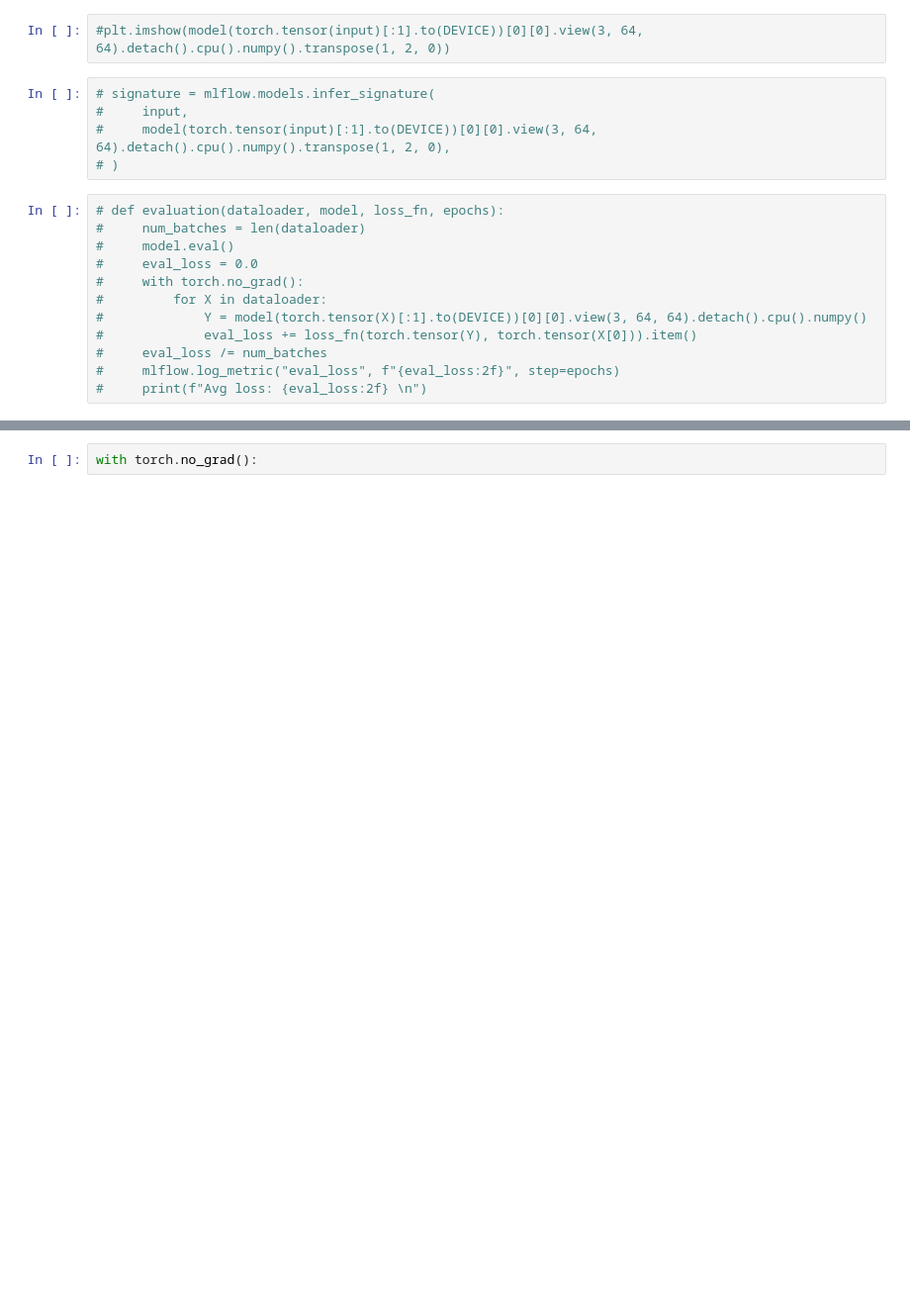
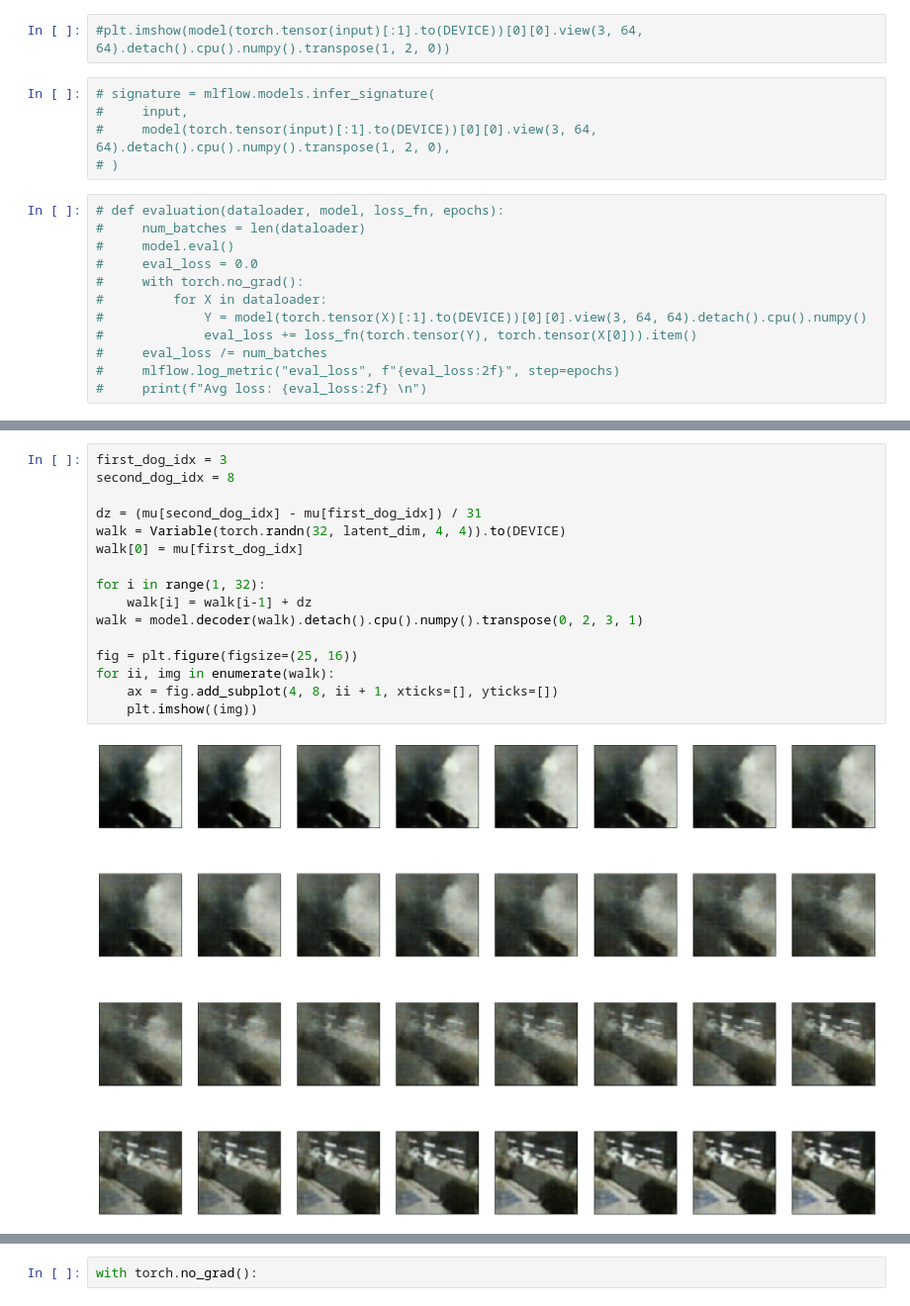
Before and after one commit to Qwest1204/reinforsment_learning, a Jupyter notebook: mlflow.ipynb, the cells around one changed output, grey strips where cells are left out. Shown at 99% size. Cells and saved outputs as stored; diff of their text form; blank space fills up the shorter version.

```diff
--- a/mlflow.ipynb
+++ b/mlflow.ipynb
@@ -138,0 +223,18 @@ Error:
+# %%
+first_dog_idx = 3
+second_dog_idx = 8
+
+dz = (mu[second_dog_idx] - mu[first_dog_idx]) / 31
+walk = Variable(torch.randn(32, latent_dim, 4, 4)).to(DEVICE)
+walk[0] = mu[first_dog_idx]
+
+for i in range(1, 32):
+    walk[i] = walk[i-1] + dz
+walk = model.decoder(walk).detach().cpu().numpy().transpose(0, 2, 3, 1)
+
+fig = plt.figure(figsize=(25, 16))
+for ii, img in enumerate(walk):
+    ax = fig.add_subplot(4, 8, ii + 1, xticks=[], yticks=[])
+    plt.imshow((img))
+# %% [output]
+[figure, added]
```
Also changed, not shown: parts of 19 cells of this notebook, 10 other files.
